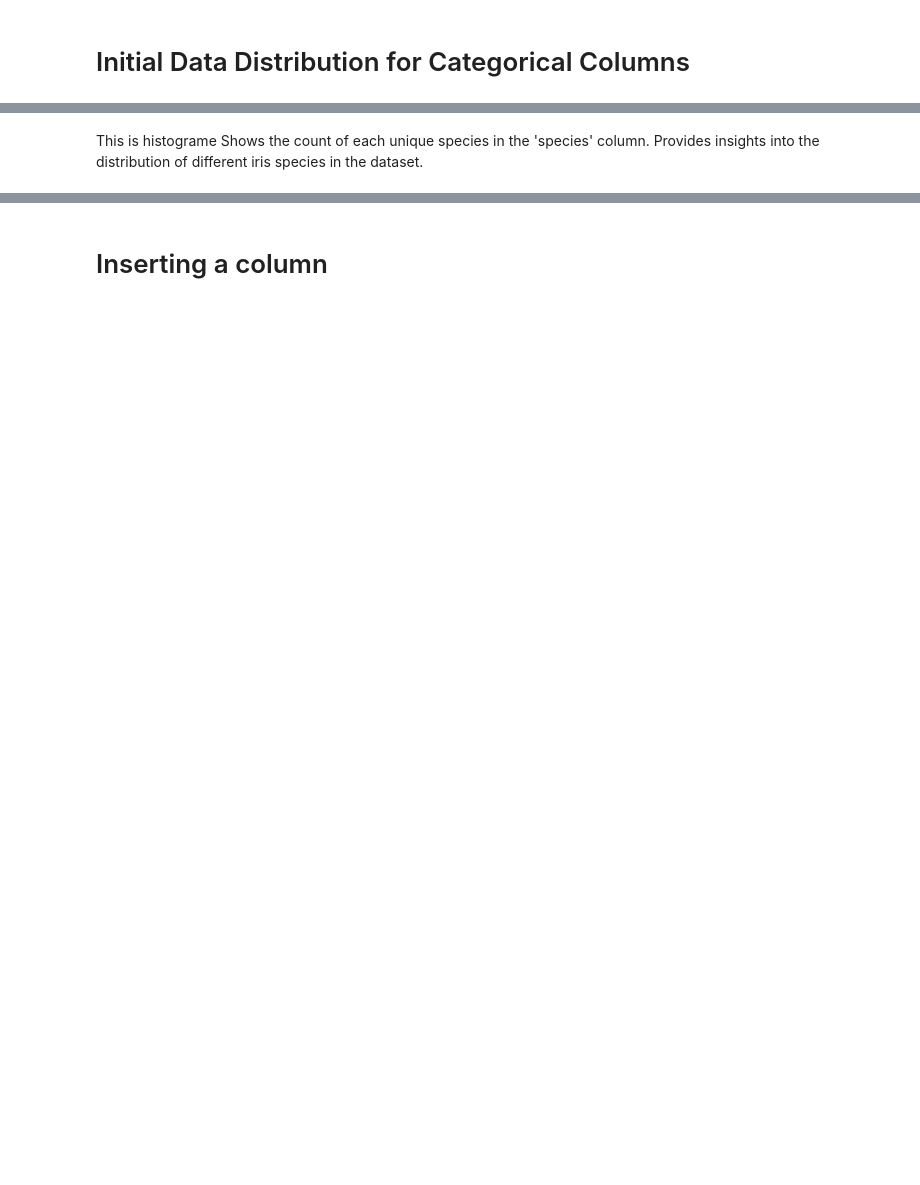
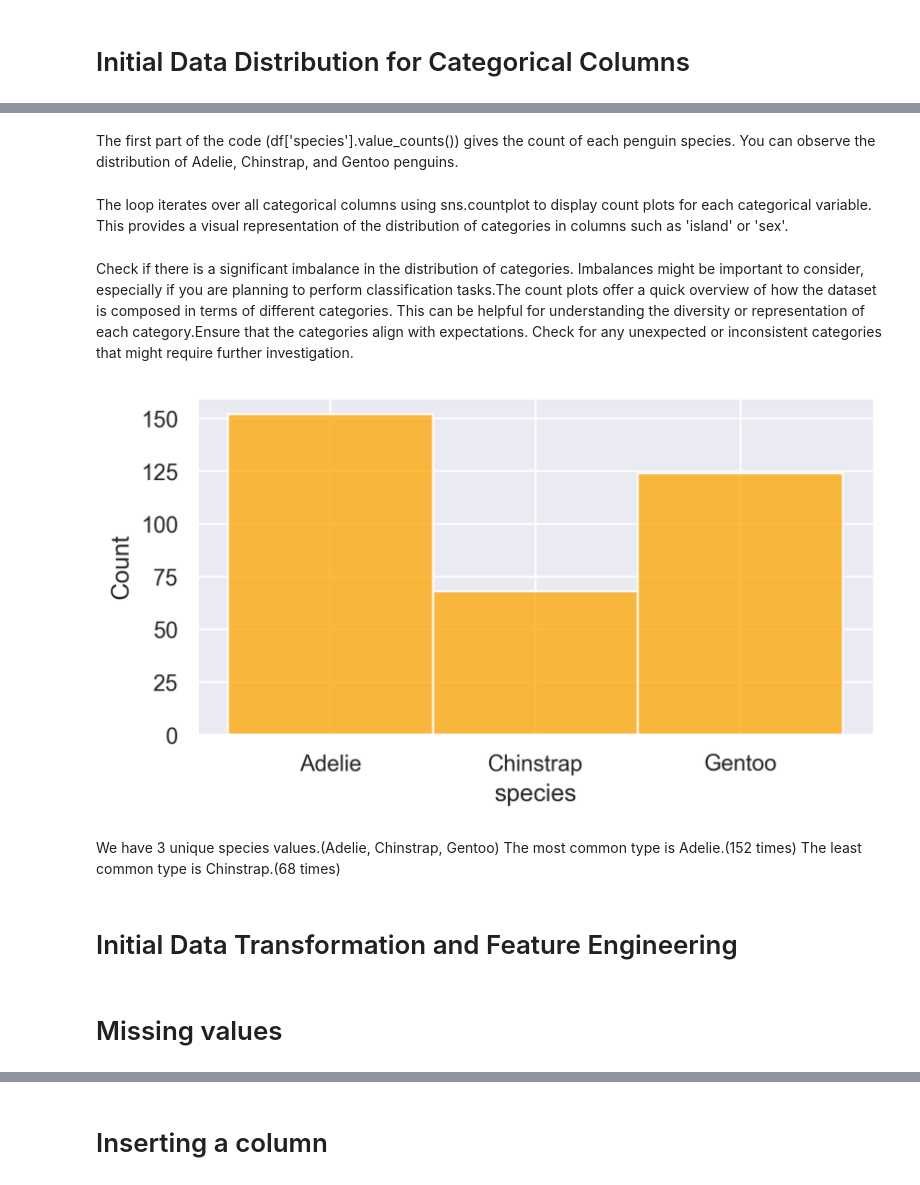
Before and after one commit to Priyankanaskar/datafun-06-eda, a Jupyter notebook: naskar_eda.ipynb, the cells around one changed output, grey strips where cells are left out. Cells and saved outputs as stored; diff of their text form; code cells hidden in the pictures; blank space fills up the shorter version.

```diff
--- a/naskar_eda.ipynb
+++ b/naskar_eda.ipynb
@@ -139,3 +142,19 @@ plt.show()
-# %% [markdown]
-This is histograme Shows the count of each unique species in the 'species' column.
-Provides insights into the distribution of different iris species in the dataset.
+# %% [markdown]
+The first part of the code (df['species'].value_counts()) gives the count of each penguin species. You can observe the distribution of Adelie, Chinstrap, and Gentoo penguins.
+# %% [markdown]
+The loop iterates over all categorical columns using sns.countplot to display count plots for each categorical variable. This provides a visual representation of the distribution of categories in columns such as 'island' or 'sex'.
+# %% [markdown]
+Check if there is a significant imbalance in the distribution of categories. Imbalances might be important to consider, especially if you are planning to perform classification tasks.The count plots offer a quick overview of how the dataset is composed in terms of different categories. This can be helpful for understanding the diversity or representation of each category.Ensure that the categories align with expectations. Check for any unexpected or inconsistent categories that might require further investigation.
+# %%
+sns.histplot(x = "species", data = df, color="orange")
+plt.show()
+# %% [output]
+[figure, added]
+# %% [markdown]
+We have 3 unique species values.(Adelie, Chinstrap, Gentoo)
+The most common type is Adelie.(152 times)
+The least common type is Chinstrap.(68 times)
+# %% [markdown]
+# Initial Data Transformation and Feature Engineering
+# %% [markdown]
+# Missing values
```
Also changed, not shown: parts of 67 cells of this notebook, 2 other files.
